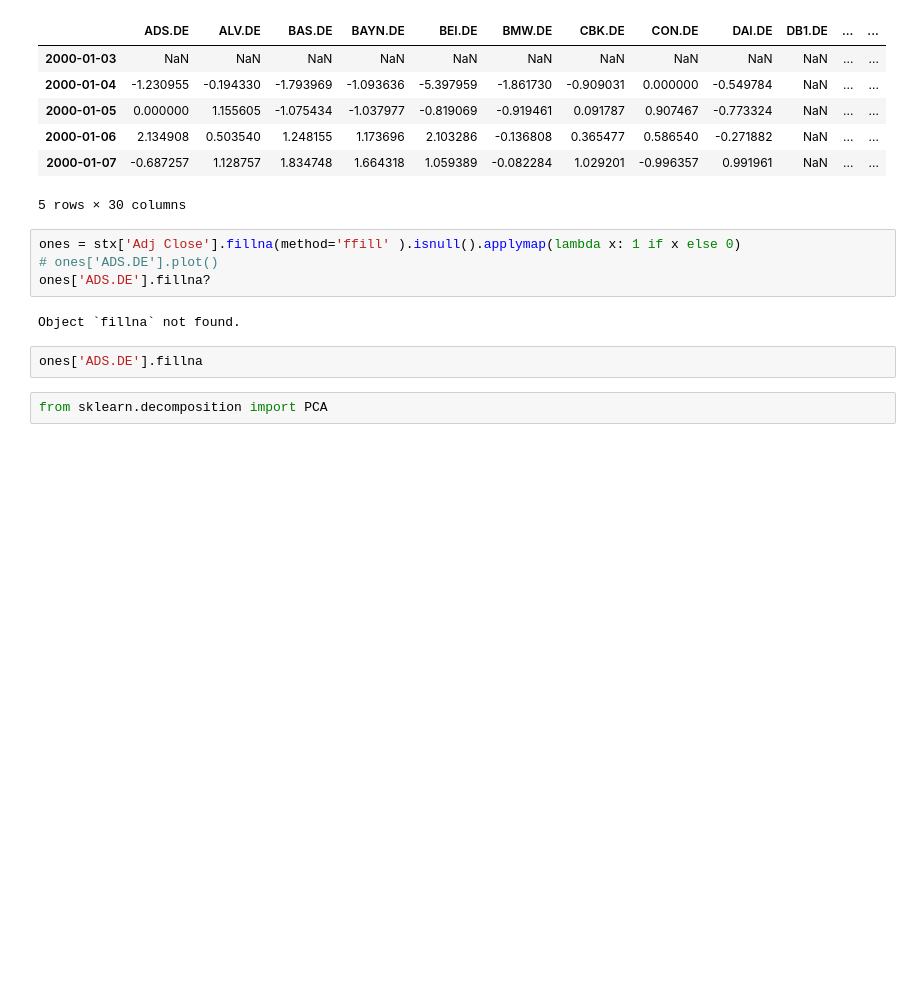
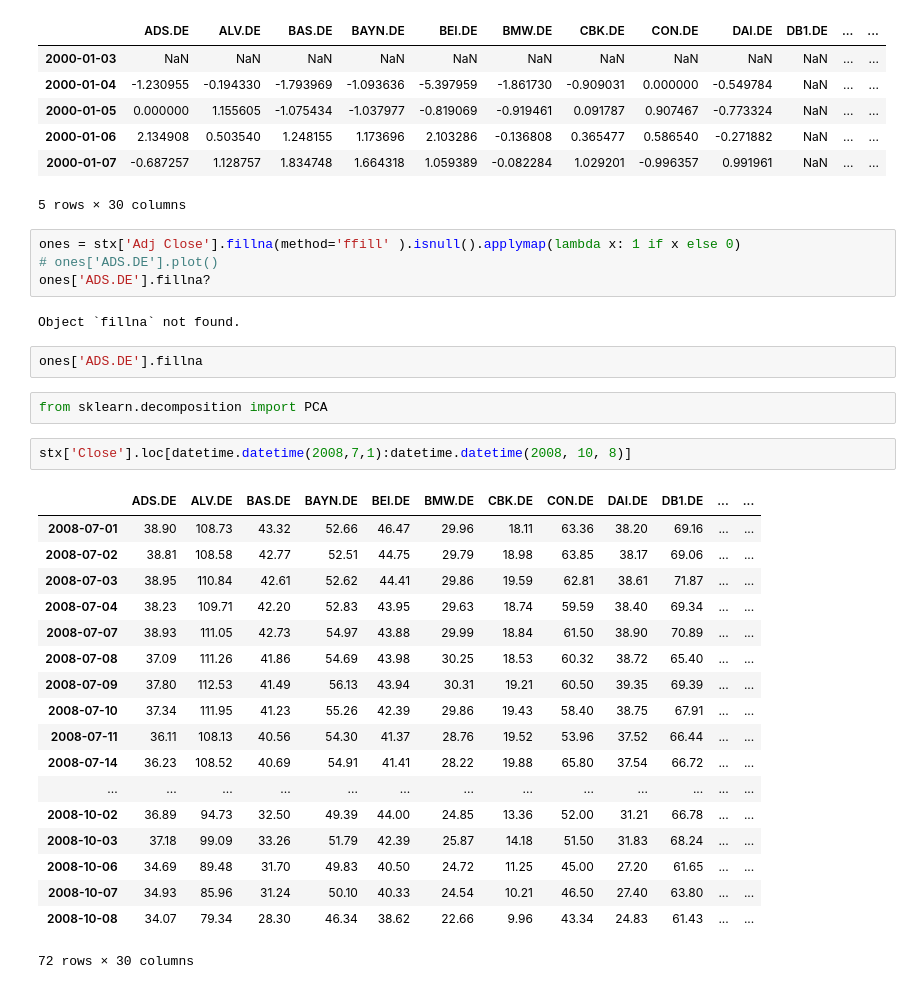
Before and after one commit to mvaz/PyData2014-Berlin, a Jupyter notebook: DAX30.ipynb, the cells around one changed output. Cells and saved outputs as stored; diff of their text form; blank space fills up the shorter version.

```diff
--- a/DAX30.ipynb
+++ b/DAX30.ipynb
@@ -515,3 +579,24 @@ Object `fillna` not found.
 ones['ADS.DE'].fillna
 # %%
 from sklearn.decomposition import PCA
+# %%
+stx['Close'].loc[datetime.datetime(2008,7,1):datetime.datetime(2008, 10, 8)]
+# %% [output]
+|  | ADS.DE | ALV.DE | BAS.DE | BAYN.DE | BEI.DE | BMW.DE | CBK.DE | CON.DE | DAI.DE | DB1.DE | ... | ... |
+| 2008-07-01 | 38.90 | 108.73 | 43.32 | 52.66 | 46.47 | 29.96 | 18.11 | 63.36 | 38.20 | 69.16 | ... | ... |
+| 2008-07-02 | 38.81 | 108.58 | 42.77 | 52.51 | 44.75 | 29.79 | 18.98 | 63.85 | 38.17 | 69.06 | ... | ... |
+| 2008-07-03 | 38.95 | 110.84 | 42.61 | 52.62 | 44.41 | 29.86 | 19.59 | 62.81 | 38.61 | 71.87 | ... | ... |
+| 2008-07-04 | 38.23 | 109.71 | 42.20 | 52.83 | 43.95 | 29.63 | 18.74 | 59.59 | 38.40 | 69.34 | ... | ... |
+| 2008-07-07 | 38.93 | 111.05 | 42.73 | 54.97 | 43.88 | 29.99 | 18.84 | 61.50 | 38.90 | 70.89 | ... | ... |
+| 2008-07-08 | 37.09 | 111.26 | 41.86 | 54.69 | 43.98 | 30.25 | 18.53 | 60.32 | 38.72 | 65.40 | ... | ... |
+| 2008-07-09 | 37.80 | 112.53 | 41.49 | 56.13 | 43.94 | 30.31 | 19.21 | 60.50 | 39.35 | 69.39 | ... | ... |
+| 2008-07-10 | 37.34 | 111.95 | 41.23 | 55.26 | 42.39 | 29.86 | 19.43 | 58.40 | 38.75 | 67.91 | ... | ... |
+| 2008-07-11 | 36.11 | 108.13 | 40.56 | 54.30 | 41.37 | 28.76 | 19.52 | 53.96 | 37.52 | 66.44 | ... | ... |
+| 2008-07-14 | 36.23 | 108.52 | 40.69 | 54.91 | 41.41 | 28.22 | 19.88 | 65.80 | 37.54 | 66.72 | ... | ... |
+| ... | ... | ... | ... | ... | ... | ... | ... | ... | ... | ... | ... | ... |
+| 2008-10-02 | 36.89 | 94.73 | 32.50 | 49.39 | 44.00 | 24.85 | 13.36 | 52.00 | 31.21 | 66.78 | ... | ... |
+| 2008-10-03 | 37.18 | 99.09 | 33.26 | 51.79 | 42.39 | 25.87 | 14.18 | 51.50 | 31.83 | 68.24 | ... | ... |
+| 2008-10-06 | 34.69 | 89.48 | 31.70 | 49.83 | 40.50 | 24.72 | 11.25 | 45.00 | 27.20 | 61.65 | ... | ... |
+| 2008-10-07 | 34.93 | 85.96 | 31.24 | 50.10 | 40.33 | 24.54 | 10.21 | 46.50 | 27.40 | 63.80 | ... | ... |
+| 2008-10-08 | 34.07 | 79.34 | 28.30 | 46.34 | 38.62 | 22.66 | 9.96 | 43.34 | 24.83 | 61.43 | ... | ... |
+72 rows × 30 columns
```
Also changed, not shown: parts of 15 cells of this notebook, 2 other files.
